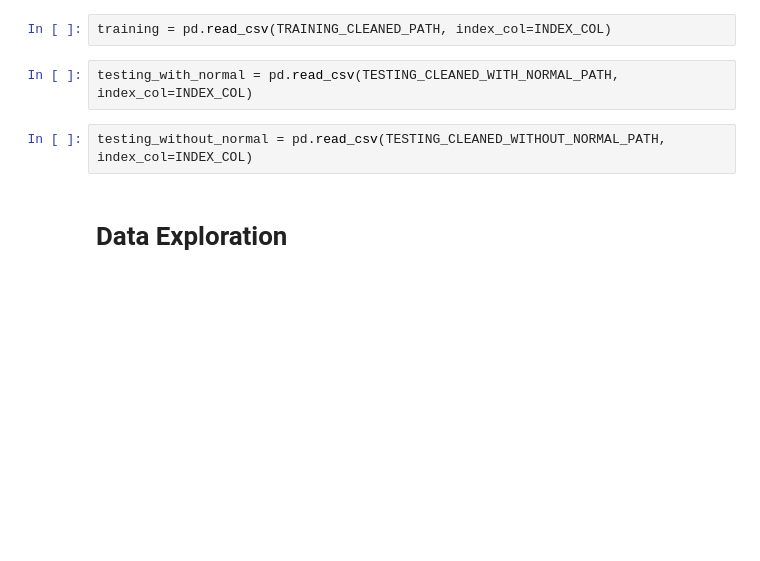
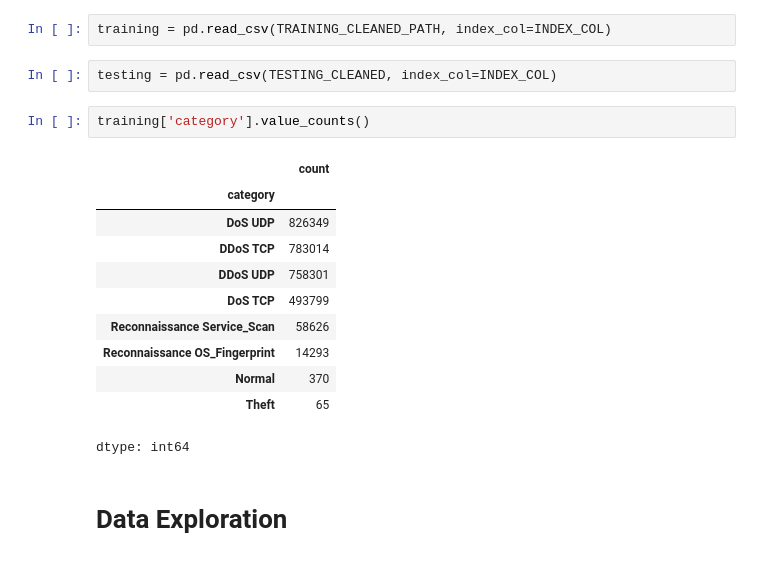
Before and after one commit to merzouka/bds.ml, a Jupyter notebook: eda/eda.ipynb, the cells around one changed output. Cells and saved outputs as stored; diff of their text form; blank space fills up the shorter version.

```diff
--- a/eda/eda.ipynb
+++ b/eda/eda.ipynb
@@ -559,9 +640,21 @@ tmp.to_csv(TESTING_CLEANED_WITHOUT_NORMAL_PATH, index=False)
 # %%
 training = pd.read_csv(TRAINING_CLEANED_PATH, index_col=INDEX_COL)
 # %%
-testing_with_normal = pd.read_csv(TESTING_CLEANED_WITH_NORMAL_PATH, index_col=INDEX_COL)
+testing = pd.read_csv(TESTING_CLEANED, index_col=INDEX_COL)
-# %%
-testing_without_normal = pd.read_csv(TESTING_CLEANED_WITHOUT_NORMAL_PATH, index_col=INDEX_COL)
+# %%
+training['category'].value_counts()
+# %% [output]
+|  | count |
+| category |  |
+| DoS UDP | 826349 |
+| DDoS TCP | 783014 |
+| DDoS UDP | 758301 |
+| DoS TCP | 493799 |
+| Reconnaissance Service_Scan | 58626 |
+| Reconnaissance OS_Fingerprint | 14293 |
+| Normal | 370 |
+| Theft | 65 |
+dtype: int64
 # %% [markdown]
 # Data Exploration
 # %%
```
Also changed, not shown: parts of 24 cells of this notebook.
